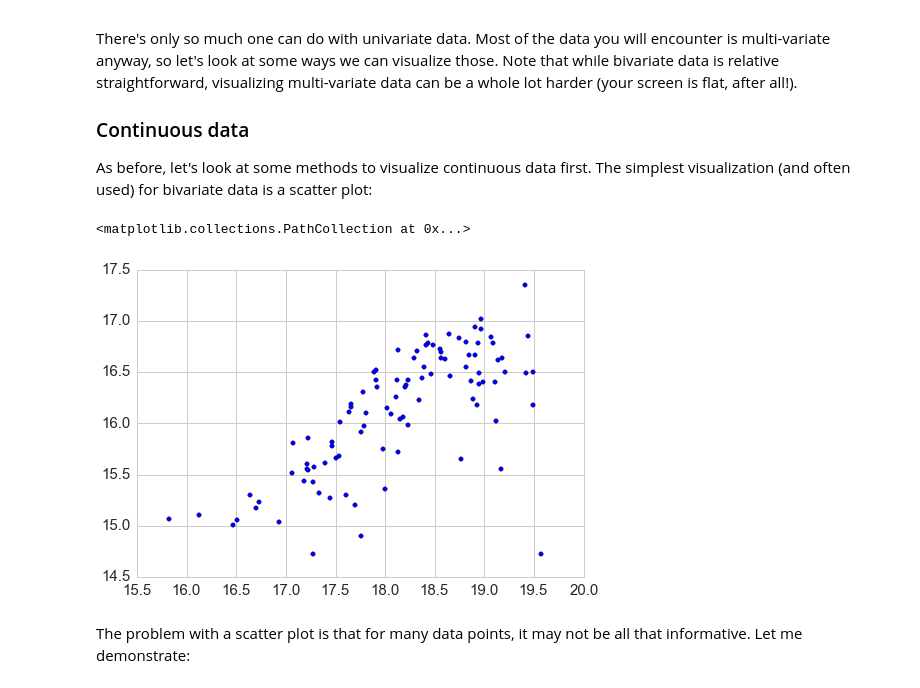
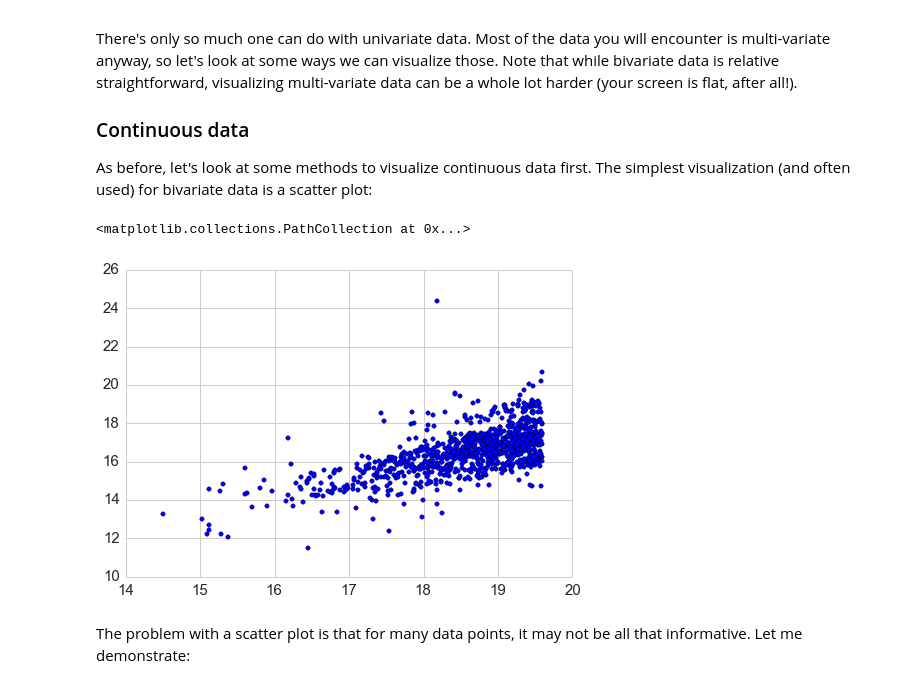
Before and after one commit to AstroHackWeek/AstroHackWeek2015, a Jupyter notebook: day1/day1_visualsummaries.ipynb, the cells around one changed output. Saved outputs shown, nothing was run; the diff lists cells and outputs as text; code cells hidden in the pictures.

```diff
--- a/day1/day1_visualsummaries.ipynb
+++ b/day1/day1_visualsummaries.ipynb
@@ -483,14 +479,14 @@ The simplest visualization (and often used) for bivariate data is a scatter plot
 # %%
 ## bivariate data
 #x = np.random.multivariate_normal(mean=[1.0, 2.0], cov=[[0.5, -1.0], [0.2, 0.1]], size=1000)
 x = np.vstack([df["u"], df["i"]]).T
 
 fig = plt.figure()
 ax = fig.add_subplot(111)
-ax.scatter(x[:100,0], x[:100,1])
+ax.scatter(x[::10,0], x[::10,1])
 # %% [output]
 <matplotlib.collections.PathCollection at 0x...>
-[figure, old version]
+[figure, new version]
 # %% [markdown]
 The problem with a scatter plot is that for many data points, it may not be all that informative.
 Let me demonstrate:
```
Also changed, not shown: parts of 21 cells of this notebook.
